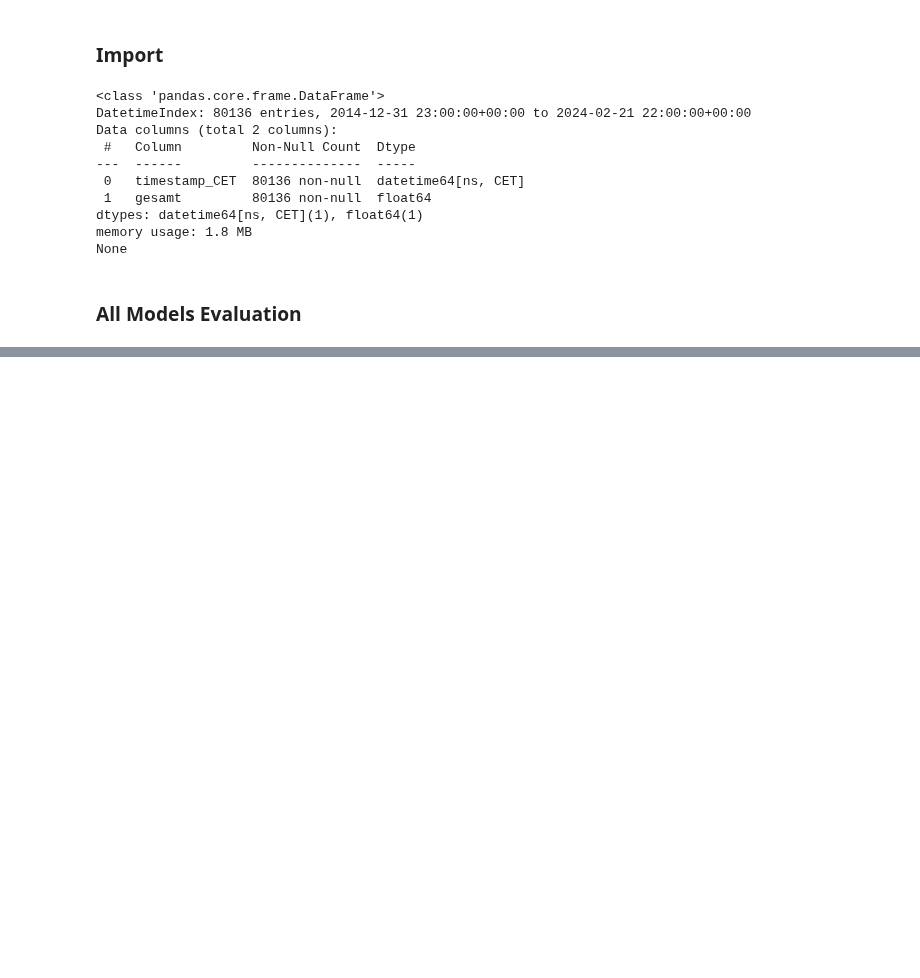
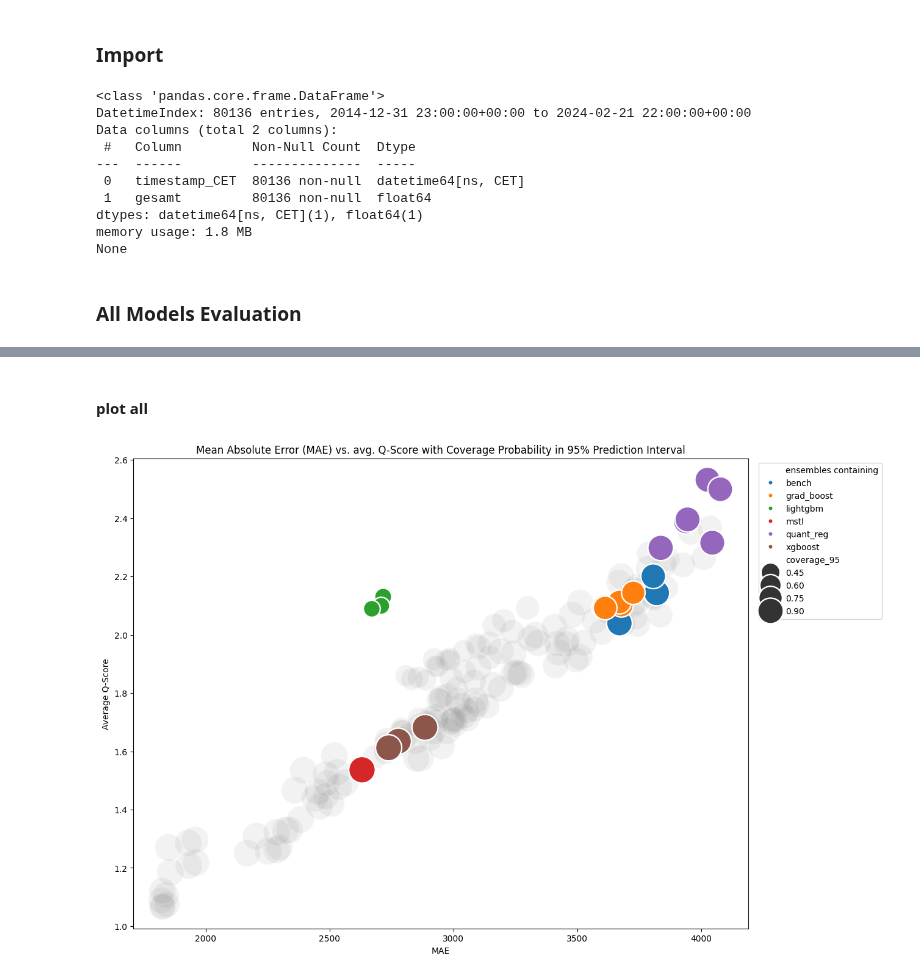
Before and after one commit to hikotei/2023_11-PTSFC, a Jupyter notebook: energy/2024_03_28 evaluate ensemble.ipynb, the cells around one changed output, grey strips where cells are left out. Drawn from its saved outputs; the diff is of its cells as text; code cells hidden in the pictures; blank space fills up the shorter version.

```diff
--- a/energy/2024_03_28 evaluate ensemble.ipynb
+++ b/energy/2024_03_28 evaluate ensemble.ipynb
@@ -246,0 +295,53 @@ display(res_df.style.highlight_min(color = 'yellow', axis=0))
+# %% [markdown]
+#### plot all
+# %%
+# overview of where single models are
+
+# Sample DataFrame (Replace this with your actual DataFrame)
+df = res_df_2.iloc[:10].copy()
+df = res_df_2.copy()
+
+# Remove "_dummy" from index of the dataframe
+df.index = df.index.str.replace('lightgbm_dummy', 'lightgbm')
+df.index = df.index.str.replace('xgboost_dummy', 'xgboost')
+
+temp_name = '-'
+# List of model types
+model_types = ['bench', 'mstl', 'lightgbm', 'xgboost', 'grad_boost', 'quant_reg']
+temp = [list(set([model_type for model_type in model_types if model_type in index])) for index in df.index]
+df['ensembles containing'] = [item[0] if len(item)==1 else temp_name for item in temp]
+
+# sort df alphabetically by model_type
+df = df.sort_values(by='ensembles containing')
+
+# # Define custom palette
+# custom_palette = {temp_name: 'grey'}
+custom_palette = {}
+default_palette = sns.color_palette()
+for idx, model_type in enumerate(sorted(model_types)):
+    custom_palette[model_type] = default_palette[idx]
+
+# Bubble plot using Seaborn for all non-grey dots
+plt.figure(figsize=(13, 10))
+
+# Plot grey dots separately with transparency
+sns.scatterplot(x='mae_q0.5', y='avg_qscore', size='coverage_95',
+                data=df[df['ensembles containing'] == temp_name], sizes=(100, 1000), size_norm=(0,1),
+                legend=False, color='grey', alpha=0.1)
+
+sns.scatterplot(x='mae_q0.5', y='avg_qscore', size='coverage_95', hue='ensembles containing',
+                data=df[df['ensembles containing'] != temp_name], sizes=(100, 1000), size_norm=(0,1),
+                legend='brief', palette=custom_palette)
+
+# Customizing labels
+plt.xlabel('MAE')
+plt.ylabel('Average Q-Score')
+plt.title('Mean Absolute Error (MAE) vs. avg. Q-Score with Coverage Probability in 95% Prediction Interval')
+
+# Placing legend outside the plot area on the top right
+plt.legend(bbox_to_anchor=(1.01, 1), loc='upper left')
+
+plt.savefig('energy_2ens_1overview_bubble_plot.pdf', dpi=300, bbox_inches='tight')
+plt.show()
+# %% [output]
+[figure, added]
```
Also changed, not shown: parts of 20 cells of this notebook, 14 other files.
